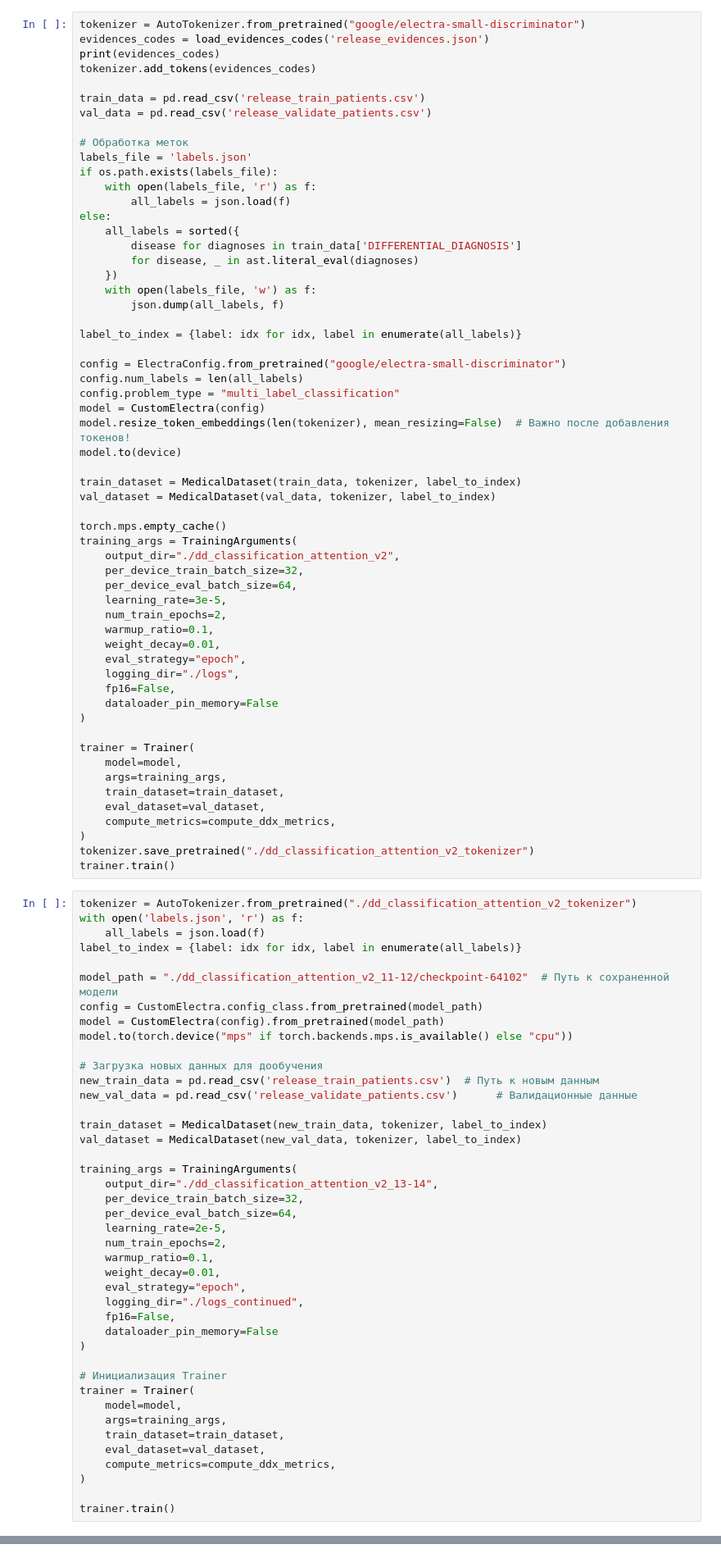
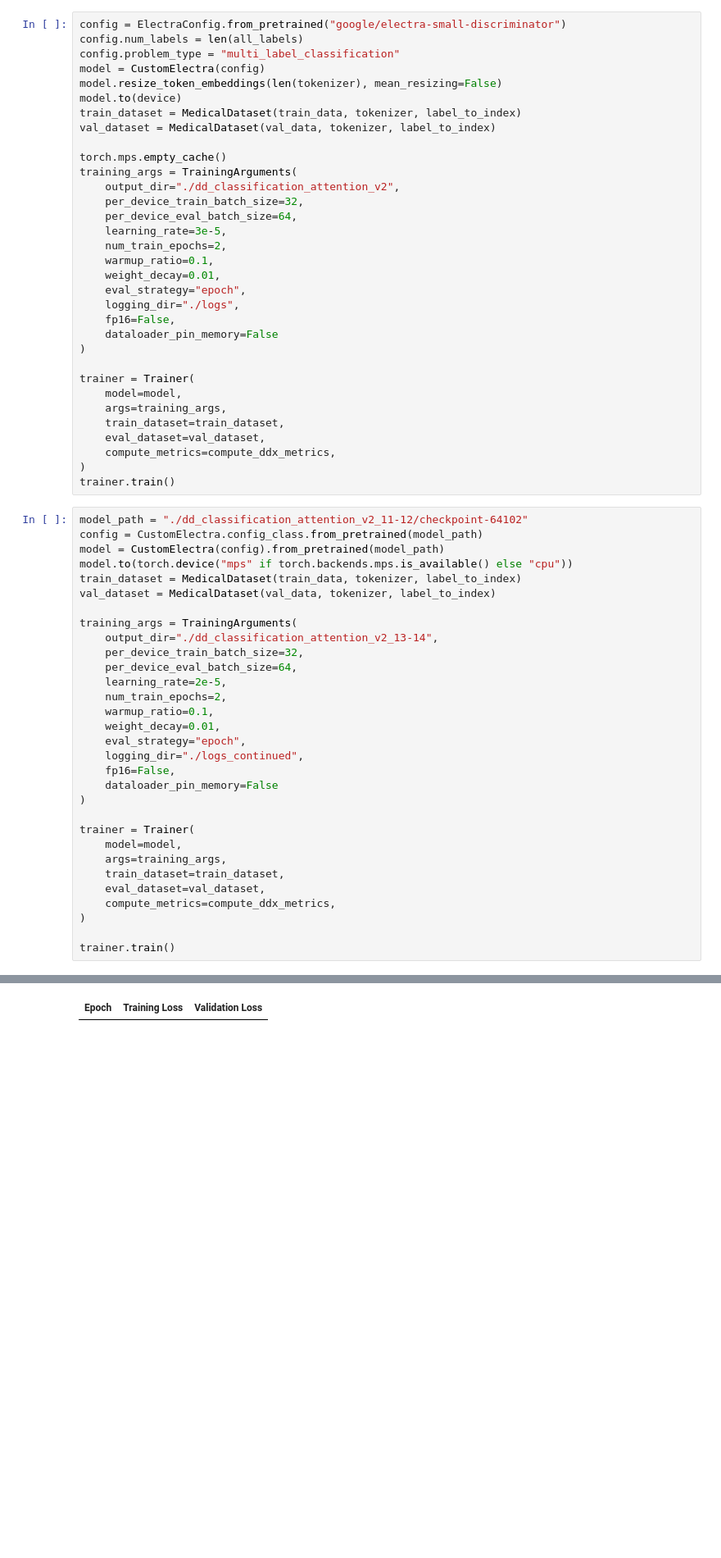
Before and after one commit to nikita17th/ddx_electra_app, a Jupyter notebook: ddx_models/differential_diagnosis/v2/dd_classifaction_attention.ipynb, the cells around one changed output, grey strips where cells are left out. Shown at 82% size. Saved outputs shown, nothing was run; the diff lists cells and outputs as text; blank space fills up the shorter version.

```diff
--- a/ddx_models/differential_diagnosis/v2/dd_classifaction_attention.ipynb
+++ b/ddx_models/differential_diagnosis/v2/dd_classifaction_attention.ipynb
@@ -179,34 +202,10 @@ def compute_ddx_metrics(eval_pred):
 # %%
-tokenizer = AutoTokenizer.from_pretrained("google/electra-small-discriminator")
-evidences_codes = load_evidences_codes('release_evidences.json')
-print(evidences_codes)
-tokenizer.add_tokens(evidences_codes)
-
-train_data = pd.read_csv('release_train_patients.csv')
-val_data = pd.read_csv('release_validate_patients.csv')
-
-# Обработка меток
-labels_file = 'labels.json'
-if os.path.exists(labels_file):
-    with open(labels_file, 'r') as f:
-        all_labels = json.load(f)
-else:
-    all_labels = sorted({
-        disease for diagnoses in train_data['DIFFERENTIAL_DIAGNOSIS']
-        for disease, _ in ast.literal_eval(diagnoses)
-    })
-    with open(labels_file, 'w') as f:
-        json.dump(all_labels, f)
-
-label_to_index = {label: idx for idx, label in enumerate(all_labels)}
-
 config = ElectraConfig.from_pretrained("google/electra-small-discriminator")
 config.num_labels = len(all_labels)
 config.problem_type = "multi_label_classification"
 model = CustomElectra(config)
-model.resize_token_embeddings(len(tokenizer), mean_resizing=False)  # Важно после добавления токенов!
+model.resize_token_embeddings(len(tokenizer), mean_resizing=False)
 model.to(device)
-
 train_dataset = MedicalDataset(train_data, tokenizer, label_to_index)
 val_dataset = MedicalDataset(val_data, tokenizer, label_to_index)
 
@@ -232,25 +231,14 @@ trainer = Trainer(
     eval_dataset=val_dataset,
     compute_metrics=compute_ddx_metrics,
 )
-tokenizer.save_pretrained("./dd_classification_attention_v2_tokenizer")
 trainer.train()
 # %%
-tokenizer = AutoTokenizer.from_pretrained("./dd_classification_attention_v2_tokenizer")
-with open('labels.json', 'r') as f:
-    all_labels = json.load(f)
-label_to_index = {label: idx for idx, label in enumerate(all_labels)}
-
-model_path = "./dd_classification_attention_v2_11-12/checkpoint-64102"  # Путь к сохраненной модели
+model_path = "./dd_classification_attention_v2_11-12/checkpoint-64102"
 config = CustomElectra.config_class.from_pretrained(model_path)
 model = CustomElectra(config).from_pretrained(model_path)
 model.to(torch.device("mps" if torch.backends.mps.is_available() else "cpu"))
-
-# Загрузка новых данных для дообучения
-new_train_data = pd.read_csv('release_train_patients.csv')  # Путь к новым данным
-new_val_data = pd.read_csv('release_validate_patients.csv')      # Валидационные данные
-
-train_dataset = MedicalDataset(new_train_data, tokenizer, label_to_index)
-val_dataset = MedicalDataset(new_val_data, tokenizer, label_to_index)
+train_dataset = MedicalDataset(train_data, tokenizer, label_to_index)
+val_dataset = MedicalDataset(val_data, tokenizer, label_to_index)
 
 training_args = TrainingArguments(
     output_dir="./dd_classification_attention_v2_13-14",
@@ -266,7 +254,6 @@ training_args = TrainingArguments(
     dataloader_pin_memory=False
 )
 
-# Инициализация Trainer
 trainer = Trainer(
     model=model,
     args=training_args,
@@ -276,3 +263,4 @@ trainer = Trainer(
 )
 
 trainer.train()
+# %% [output]
@@ -278,0 +268 @@ trainer.train()
+| Epoch | Training Loss | Validation Loss |
```
Also changed, not shown: parts of 9 cells of this notebook, 4 other files.
